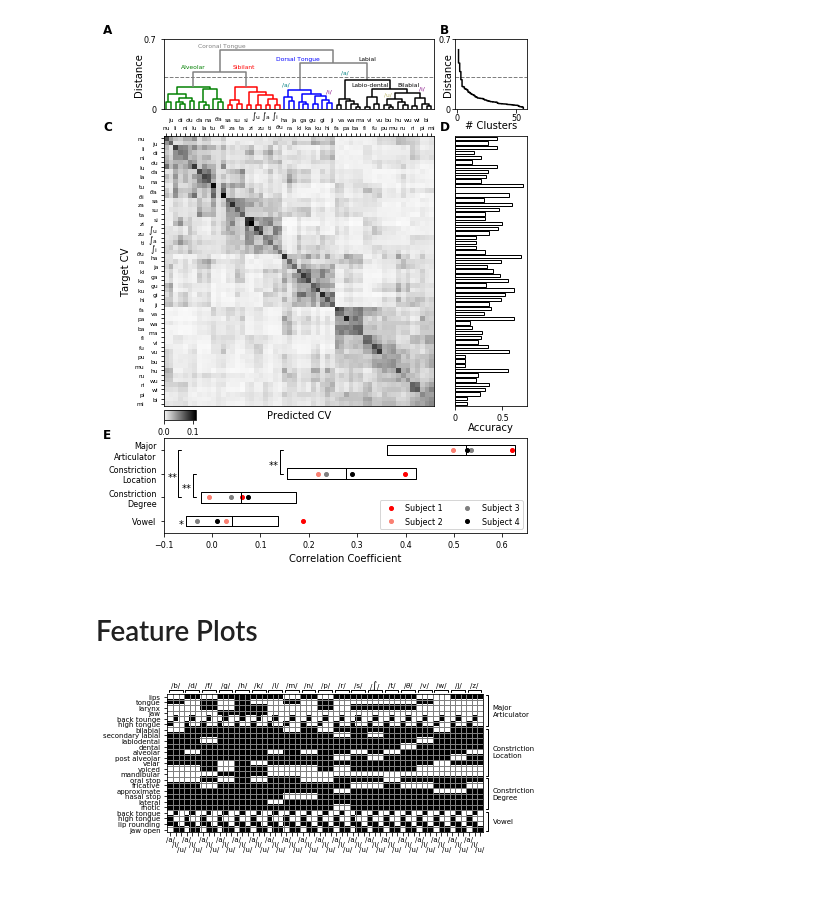
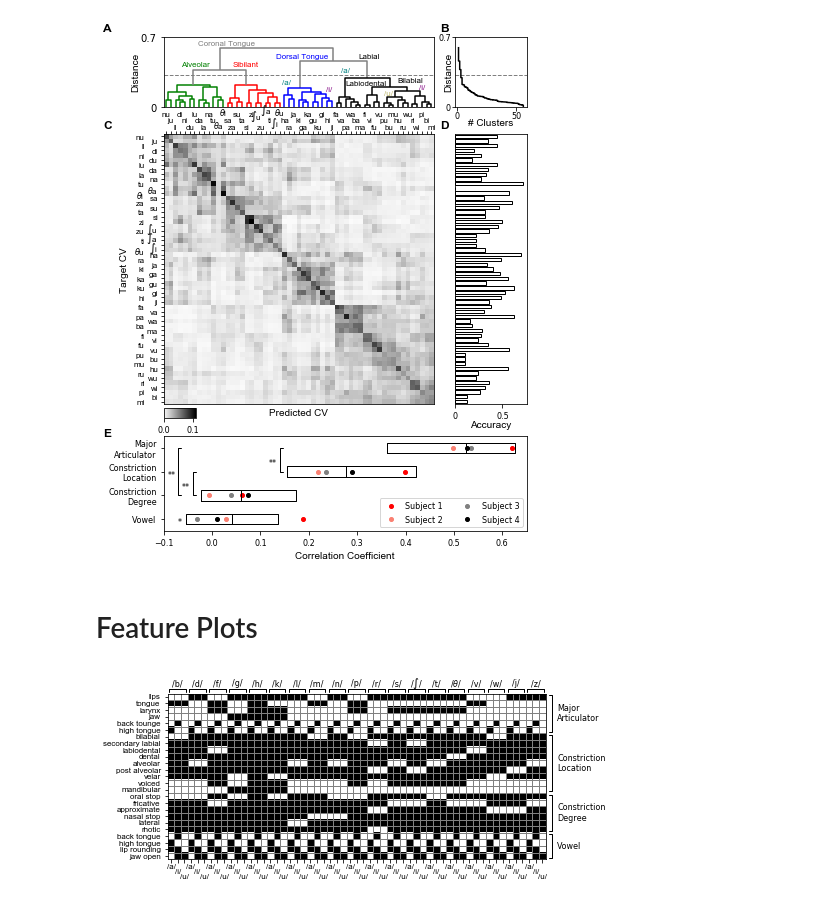
Before and after one commit to BouchardLab/cv_paper_plots, a Jupyter notebook: hierarchy/hierarchy.ipynb, the cells around one changed output. Cells and saved outputs as stored; diff of their text form; code cells hidden in the pictures.

```diff
--- a/hierarchy/hierarchy.ipynb
+++ b/hierarchy/hierarchy.ipynb
@@ -22,6 +22,8 @@ dp, dm, dv, dmjar = hierarchy.load_correlations(folder, files)
 # %%
 plt.close()
 reload(hierarchy)
+
+ticklabel_fontsize = ticklabel_fontstyle['fontsize']
 
 top_edge = .03
 bot_edge = .055
@@ -86,47 +88,47 @@ f.text(x0, y1, 'C', **letter_fontstyle)
 f.text(x1, y1, 'D', **letter_fontstyle)
 f.text(x0, y2, 'E', **letter_fontstyle)
 
-f.text(.23, .955, 'Coronal Tongue', fontsize=ticklabel_fontsize-2, color='gray')
-f.text(.19, .915, 'Alveolar', fontsize=ticklabel_fontsize-2, color='green')
-f.text(.31, .915, 'Sibilant', fontsize=ticklabel_fontsize-2, color='red')
+f.text(.23, .955, 'Coronal Tongue', color='gray', **ticklabel_fontstyle)
+f.text(.19, .915, 'Alveolar', color='green', **ticklabel_fontstyle)
+f.text(.31, .915, 'Sibilant', color='red', **ticklabel_fontstyle)
 
-f.text(.41, .93, 'Dorsal Tongue', fontsize=ticklabel_fontsize-2, color='blue')
-f.text(.425, .8825, '/a/', fontsize=ticklabel_fontsize-2, color='teal')
-f.text(.525, .87, '/i/', fontsize=ticklabel_fontsize-2, color='purple')
+f.text(.41, .93, 'Dorsal Tongue', color='blue', **ticklabel_fontstyle)
+f.text(.425, .8825, '/a/', color='teal', **ticklabel_fontstyle)
+f.text(.525, .87, '/i/', color='purple', **ticklabel_fontstyle)
 
-f.text(.6, .93, 'Labial', fontsize=ticklabel_fontsize-2)
-f.text(.585, .8825, 'Labio-dental', fontsize=ticklabel_fontsize-2)
-f.text(.69, .8825, 'Bilabial', fontsize=ticklabel_fontsize-2)
-f.text(.56, .905, '/a/', fontsize=ticklabel_fontsize-2, color='teal')
-f.text(.66, .865, '/u/', fontsize=ticklabel_fontsize-2, color='darkkhaki')
-f.text(.74, .875, '/i/', fontsize=ticklabel_fontsize-2, color='purple')
+f.text(.6, .93, 'Labial', **ticklabel_fontstyle)
+f.text(.571, .88, 'Labiodental', **ticklabel_fontstyle)
+f.text(.69, .885, 'Bilabial', **ticklabel_fontstyle)
+f.text(.56, .905, '/a/', color='teal', **ticklabel_fontstyle)
+f.text(.66, .8625, '/u/', color='darkkhaki', **ticklabel_fontstyle)
+f.text(.74, .8725, '/i/', color='purple', **ticklabel_fontstyle)
 
-plt.savefig(os.path.join(os.environ['HOME'], 'Downloads/hierarchy.pdf'))
+plt.savefig(os.path.join(os.environ['HOME'], 'Downloads/hierarchy.eps'), dpi=300)
 plt.savefig(os.path.join(os.environ['HOME'], 'Downloads/hierarchy.png'), dpi=300)
 
 plt.show()
 # %% [output]
-[figure, old version]
+[figure, new version]
 # %% [markdown]
 # Feature Plots
 # %%
 reload(articulator_features)
-f = plt.figure(figsize=(6, 2.5))
+f = plt.figure(figsize=(7, 3))
 
-t_e = .07
+t_e = .0
 r_e = .12
-l_e = .15
-b_e = .1
+l_e = .13
+b_e = .0
 ax = f.add_axes([l_e, b_e, 1 - l_e - r_e, 1 - t_e - b_e])
 
 cvs, alabels, afeatures = articulator_features.get_articulator_state_matrix()
 cvs, plabels, pmv, pfeatures = articulator_features.get_phonetic_feature_matrix()
 
 articulator_features.plot(ax, np.concatenate([afeatures, pfeatures], axis=1), alabels + plabels)
 
-plt.savefig(os.path.join(os.environ['HOME'], 'Downloads/articulatory_features.pdf'))
+plt.savefig(os.path.join(os.environ['HOME'], 'Downloads/articulatory_features.eps'), dpi=300)
 plt.savefig(os.path.join(os.environ['HOME'], 'Downloads/articulatory_features.png'), dpi=300)
 
 plt.show()
 # %% [output]
-[figure, old version]
+[figure, new version]
```
Also changed, not shown: parts of 2 cells of this notebook, 11 other files.
